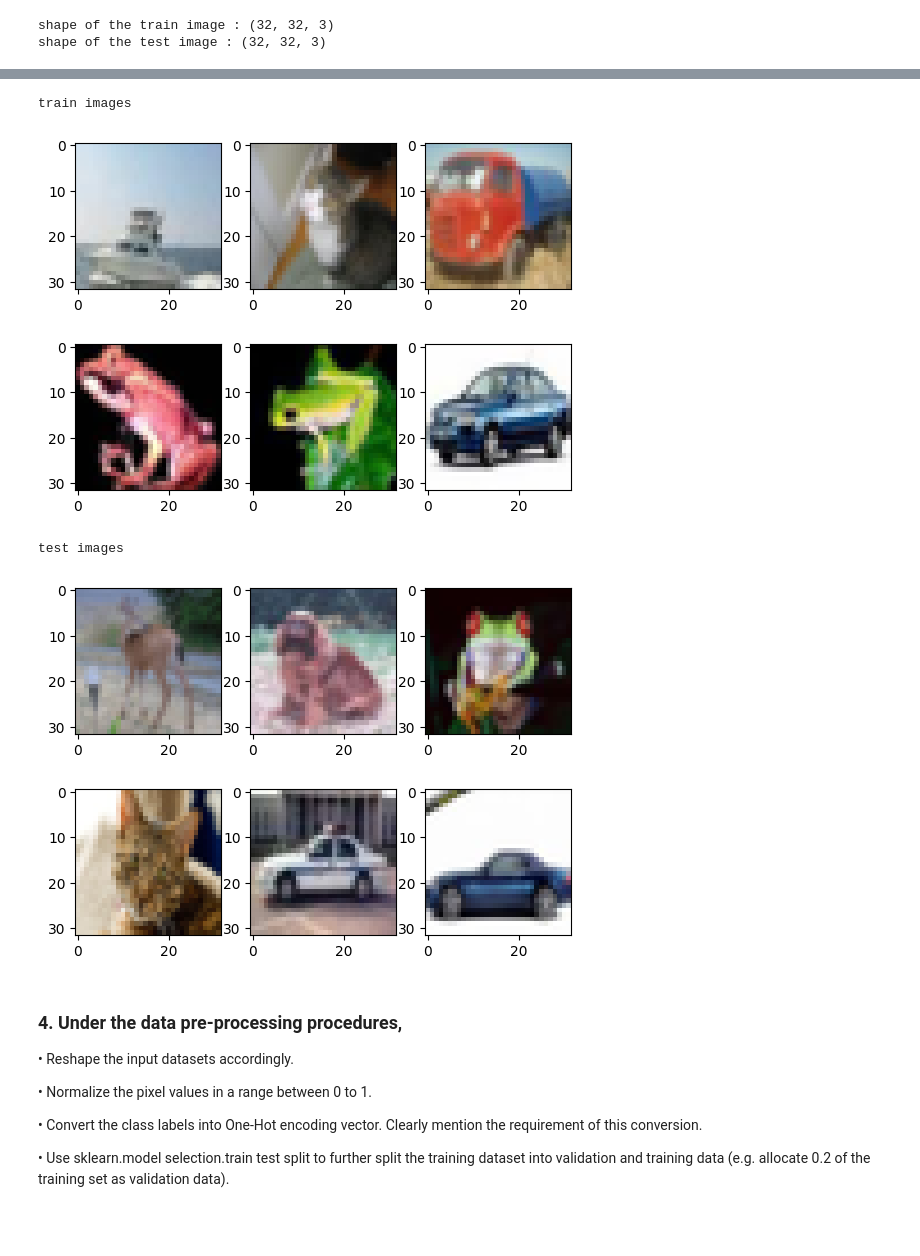
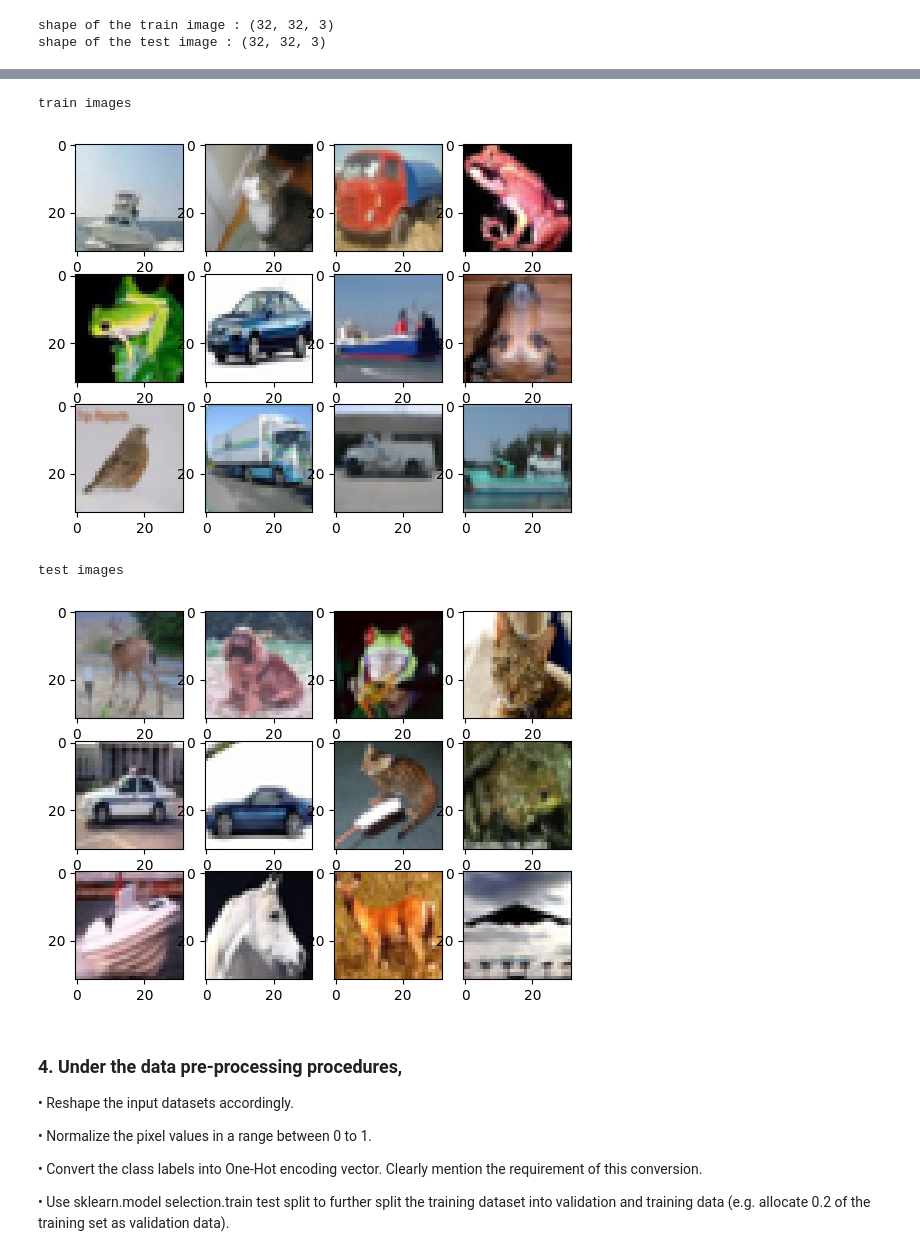
Before and after one commit to akr1139/CO542_LAB_07, a Jupyter notebook: e17285_lab07.ipynb, the cells around one changed output, grey strips where cells are left out. Saved outputs shown, nothing was run; the diff lists cells and outputs as text; code cells hidden in the pictures; blank space fills up the shorter version.

```diff
--- a/e17285_lab07.ipynb
+++ b/e17285_lab07.ipynb
@@ -33,23 +32,23 @@ You may use matplotlib.pyplot.imshow to display the images in a grid
 # %%
+import matplotlib.pyplot as plt
 #plot some images in the train dataset
 print("train images")
-for i in range(6):
-
-  plt.subplot(2, 3, i+1)
+for i in range(12):
+  plt.subplot(3, 4, i+1)
   plt.imshow(X_train[i+100])
 # %% [output]
 train images
-[figure, old version]
+[figure, new version]
 # %%
 #plot some images in the test dataset
 print("test images")
-for i in range(6):
+for i in range(12):
 
-  plt.subplot(2, 3, i+1)
+  plt.subplot(3, 4, i+1)
   plt.imshow(X_test[i+100])
 # %% [output]
 test images
-[figure, old version]
+[figure, new version]
 # %% [markdown]
 ### 4. Under the data pre-processing procedures,
 
```
Also changed, not shown: parts of 15 cells of this notebook.
